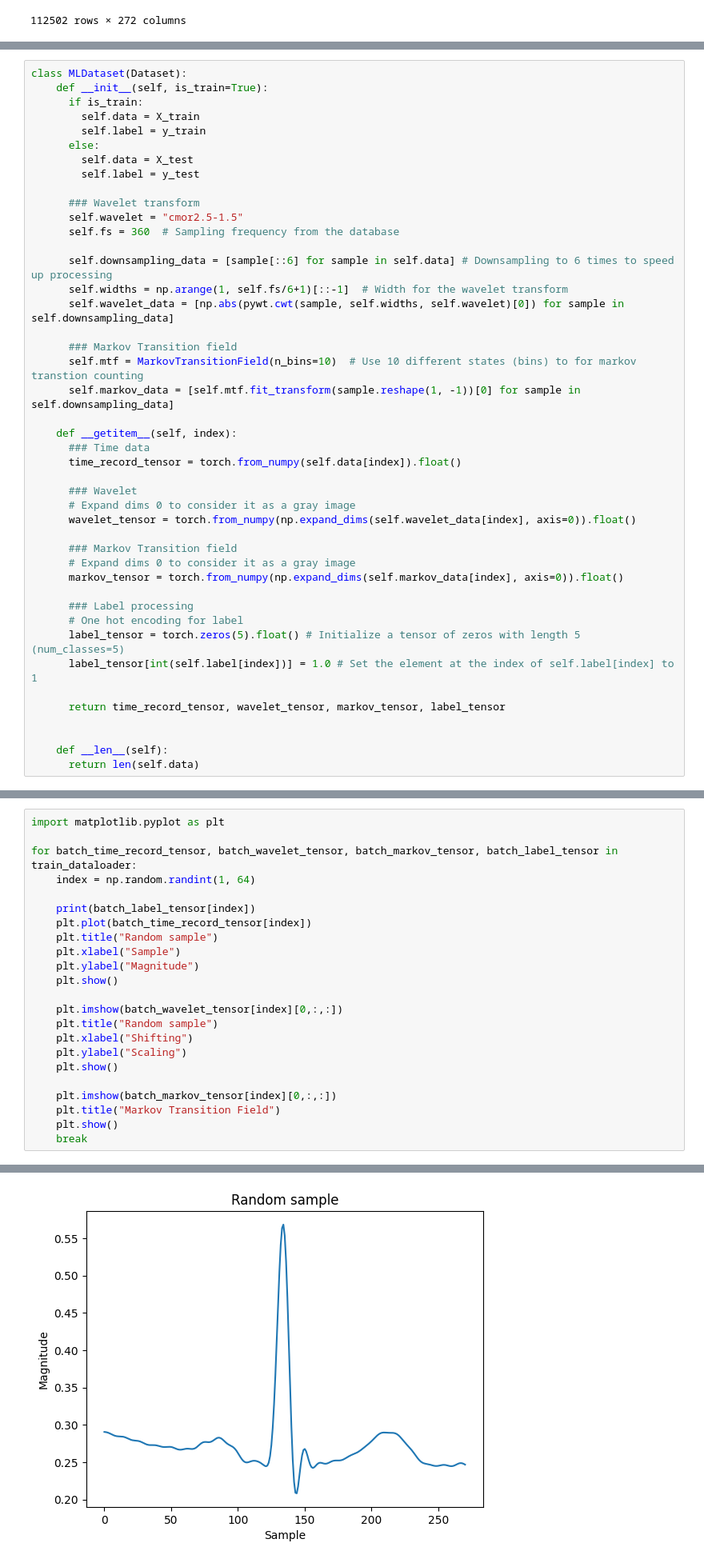
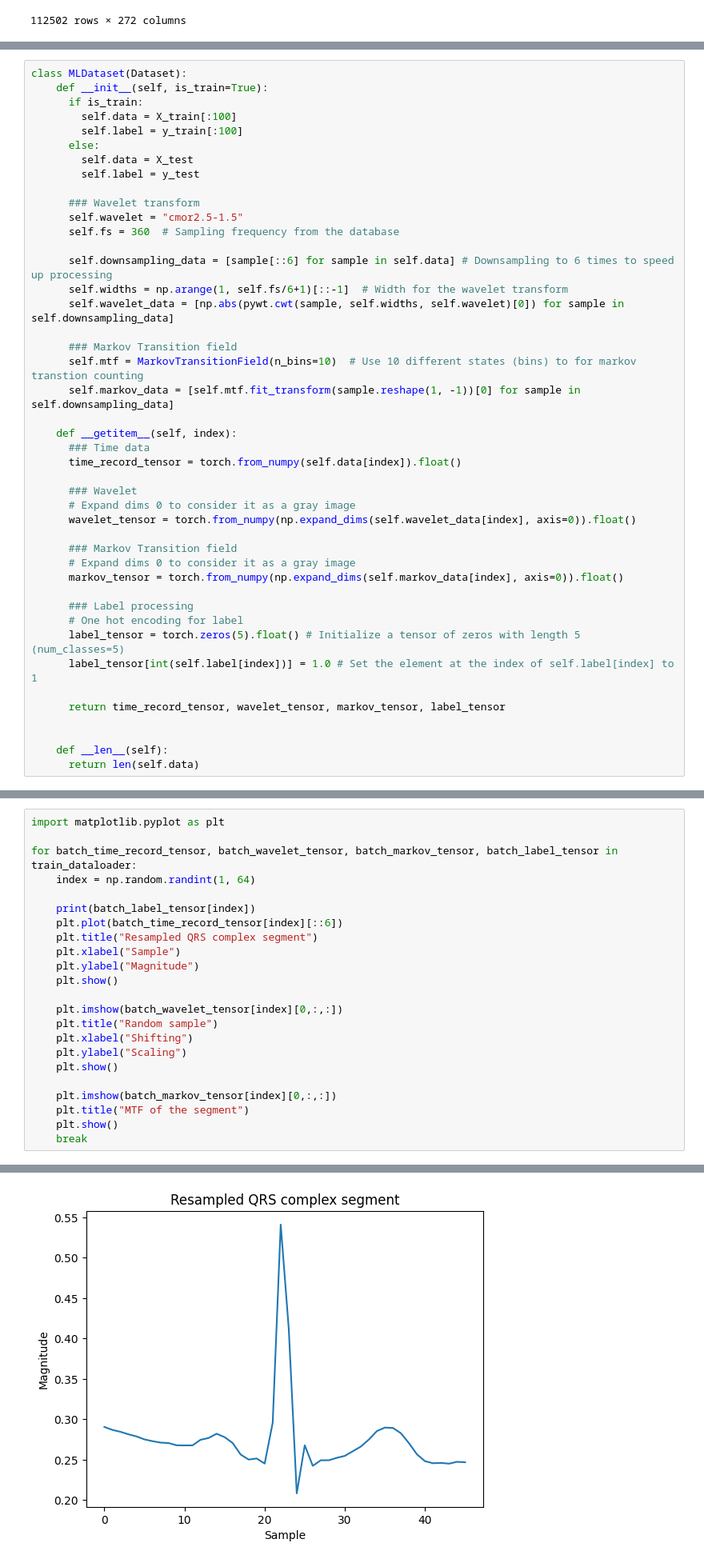
Before and after one commit to vinh6203/UET_Undergraduate_Thesis_Spring_2025, a Jupyter notebook: ECG_model.ipynb, the cells around one changed output, grey strips where cells are left out. Shown at 80% size. Saved outputs shown, nothing was run; the diff lists cells and outputs as text.

```diff
--- a/ECG_model.ipynb
+++ b/ECG_model.ipynb
@@ -82,8 +82,8 @@ Class 4.0: 2198 samples (9.77%)
 class MLDataset(Dataset):
     def __init__(self, is_train=True):
       if is_train:
-        self.data = X_train
-        self.label = y_train
+        self.data = X_train[:100]
+        self.label = y_train[:100]
       else:
         self.data = X_test
         self.label = y_test
@@ -140,27 +140,27 @@ test_dataloader = DataLoader(test_set, batch_size=BATCH_SIZE)
 # %%
 import matplotlib.pyplot as plt
 
 for batch_time_record_tensor, batch_wavelet_tensor, batch_markov_tensor, batch_label_tensor in train_dataloader:
     index = np.random.randint(1, 64)
 
     print(batch_label_tensor[index])
-    plt.plot(batch_time_record_tensor[index])
-    plt.title("Random sample")
+    plt.plot(batch_time_record_tensor[index][::6])
+    plt.title("Resampled QRS complex segment")
     plt.xlabel("Sample")
     plt.ylabel("Magnitude")
     plt.show()
 
     plt.imshow(batch_wavelet_tensor[index][0,:,:])
     plt.title("Random sample")
     plt.xlabel("Shifting")
     plt.ylabel("Scaling")
     plt.show()
 
     plt.imshow(batch_markov_tensor[index][0,:,:])
-    plt.title("Markov Transition Field")
+    plt.title("MTF of the segment")
     plt.show()
     break
 # %% [output]
 tensor([1., 0., 0., 0., 0.])
-[figure, old version]
+[figure, new version]
 [figure]
```
Also changed, not shown: parts of 3 cells of this notebook.
